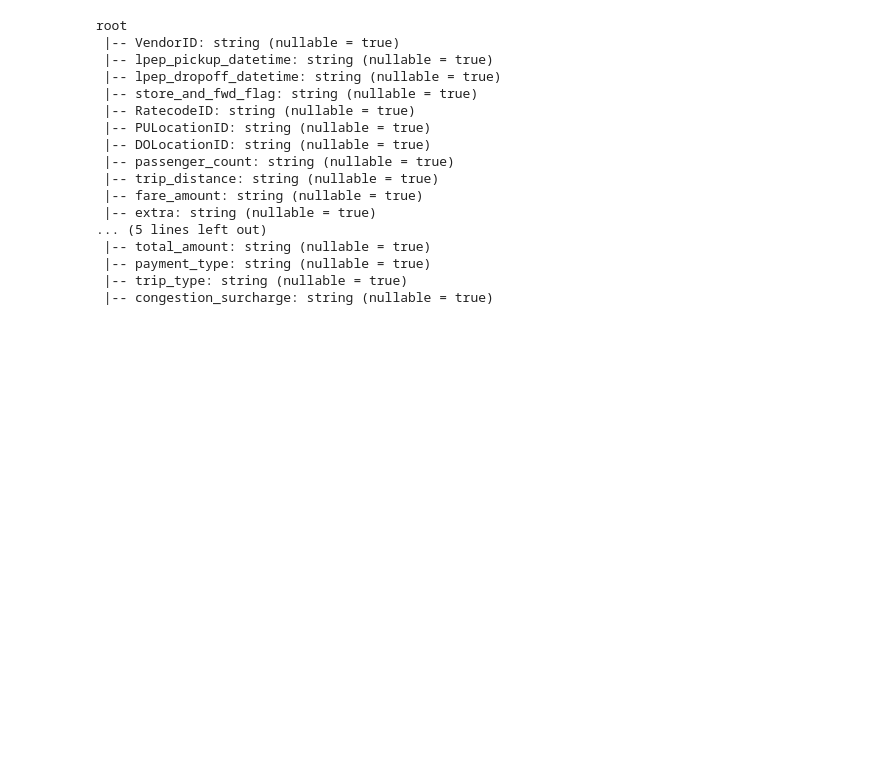
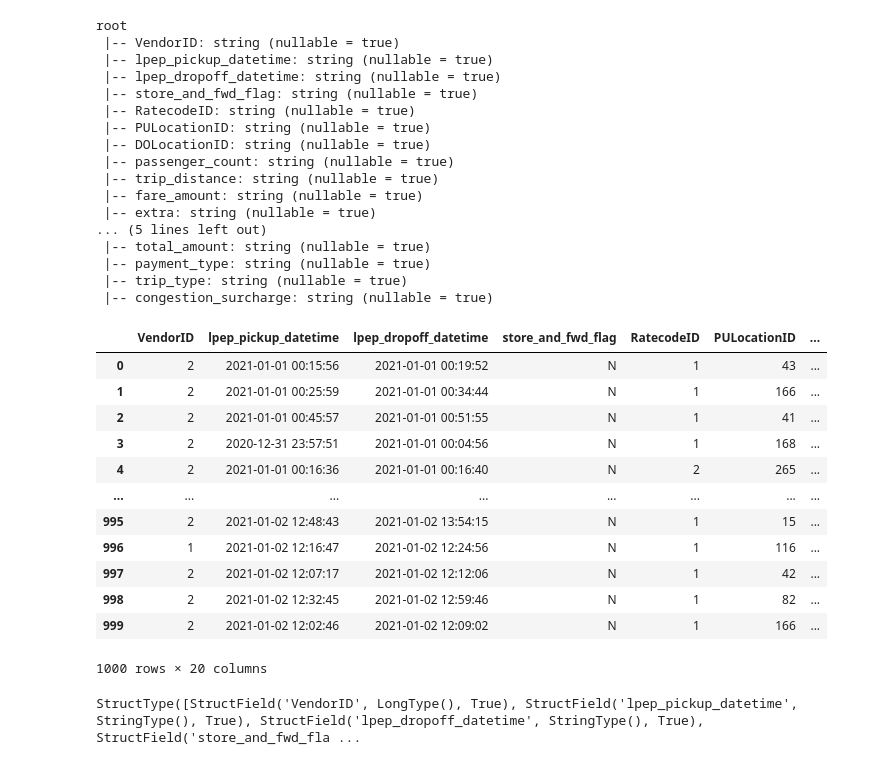
Before and after one commit to bunchofcodes/data-engineering-zoomcamp, a Jupyter notebook: chapter6-batch-with-spark/taxi_schema.ipynb, the cells around one changed output. Cells and saved outputs as stored; diff of their text form; code cells hidden in the pictures; blank space fills up the shorter version.

```diff
--- a/chapter6-batch-with-spark/taxi_schema.ipynb
+++ b/chapter6-batch-with-spark/taxi_schema.ipynb
@@ -60,0 +49,21 @@ root
+# %%
+df_green_pd = pd.read_csv('data/raw/green/2021/01/green_tripdata_2021_01.csv.gz', nrows = 1000)
+df_green_pd
+# %% [output]
+|  | VendorID | lpep_pickup_datetime | lpep_dropoff_datetime | store_and_fwd_flag | RatecodeID | PULocationID | ... |
+| 0 | 2 | 2021-01-01 00:15:56 | 2021-01-01 00:19:52 | N | 1 | 43 | ... |
+| 1 | 2 | 2021-01-01 00:25:59 | 2021-01-01 00:34:44 | N | 1 | 166 | ... |
+| 2 | 2 | 2021-01-01 00:45:57 | 2021-01-01 00:51:55 | N | 1 | 41 | ... |
+| 3 | 2 | 2020-12-31 23:57:51 | 2021-01-01 00:04:56 | N | 1 | 168 | ... |
+| 4 | 2 | 2021-01-01 00:16:36 | 2021-01-01 00:16:40 | N | 2 | 265 | ... |
+| ... | ... | ... | ... | ... | ... | ... | ... |
+| 995 | 2 | 2021-01-02 12:48:43 | 2021-01-02 13:54:15 | N | 1 | 15 | ... |
+| 996 | 1 | 2021-01-02 12:16:47 | 2021-01-02 12:24:56 | N | 1 | 116 | ... |
+| 997 | 2 | 2021-01-02 12:07:17 | 2021-01-02 12:12:06 | N | 1 | 42 | ... |
+| 998 | 2 | 2021-01-02 12:32:45 | 2021-01-02 12:59:46 | N | 1 | 82 | ... |
+| 999 | 2 | 2021-01-02 12:02:46 | 2021-01-02 12:09:02 | N | 1 | 166 | ... |
+1000 rows × 20 columns
+# %%
+spark.createDataFrame(df_green_pd).schema
+# %% [output]
+StructType([StructField('VendorID', LongType(), True), StructField('lpep_pickup_datetime', StringType(), True), StructField('lpep_dropoff_datetime', StringType(), True), StructField('store_and_fwd_fla ...
```
Also changed, not shown: parts of 8 cells of this notebook, 2 other files.
